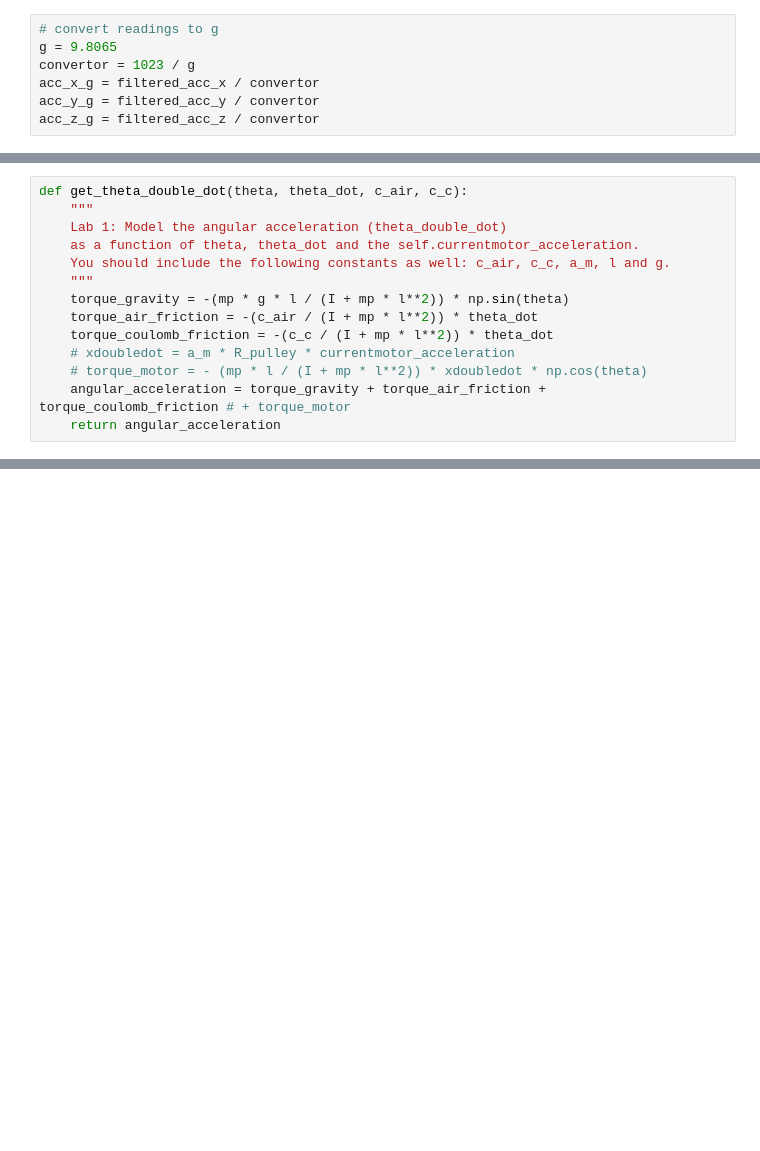
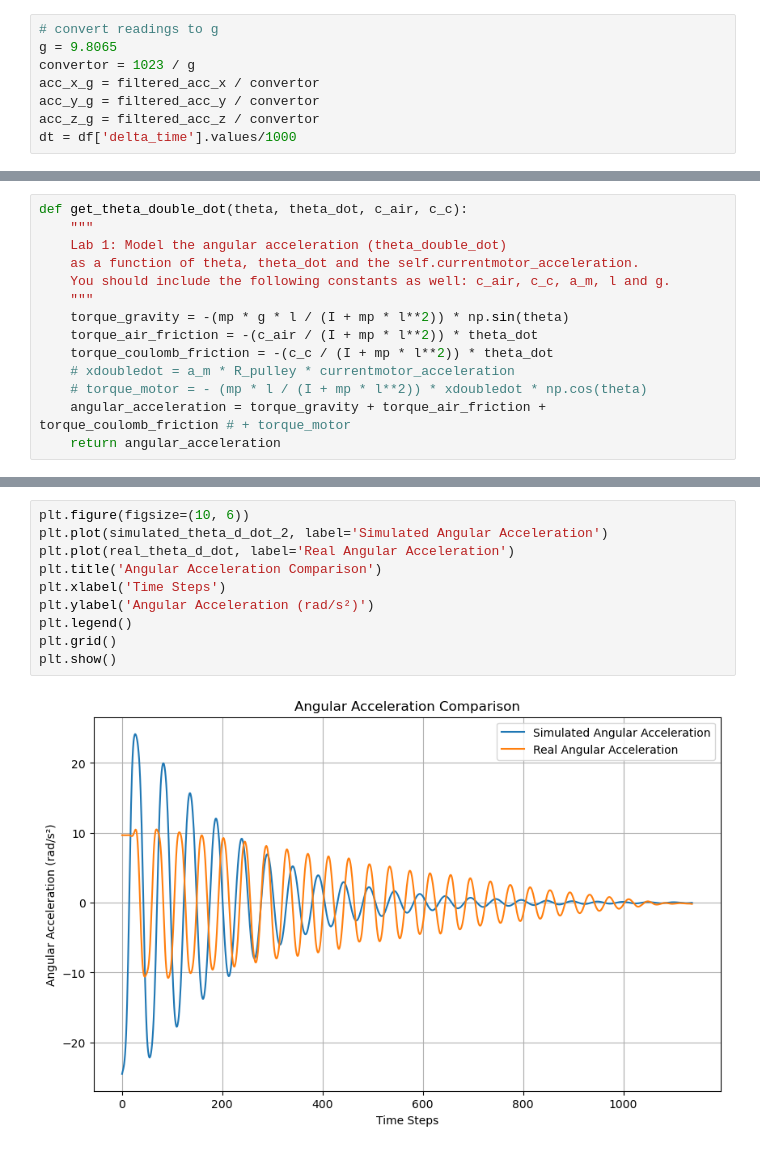
Before and after one commit to Pooyan-Farzanehkari/Smart-syetems-labs, a Jupyter notebook: grid_search.ipynb, the cells around one changed output, grey strips where cells are left out. Drawn from its saved outputs; the diff is of its cells as text; blank space fills up the shorter version.

```diff
--- a/grid_search.ipynb
+++ b/grid_search.ipynb
@@ -46,6 +73,7 @@ convertor = 1023 / g
 acc_x_g = filtered_acc_x / convertor
 acc_y_g = filtered_acc_y / convertor
 acc_z_g = filtered_acc_z / convertor
+dt = df['delta_time'].values/1000
 # %%
 # Model parameters
 g = 9.8065     # Acceleration due to gravity (m/s^2)
@@ -242,0 +287,12 @@ plt.show()
+# %%
+plt.figure(figsize=(10, 6))
+plt.plot(simulated_theta_d_dot_2, label='Simulated Angular Acceleration')
+plt.plot(real_theta_d_dot, label='Real Angular Acceleration')
+plt.title('Angular Acceleration Comparison')
+plt.xlabel('Time Steps')
+plt.ylabel('Angular Acceleration (rad/s²)')
+plt.legend()
+plt.grid()
+plt.show()
+# %% [output]
+[figure, added]
```
Also changed, not shown: parts of 16 cells of this notebook.
